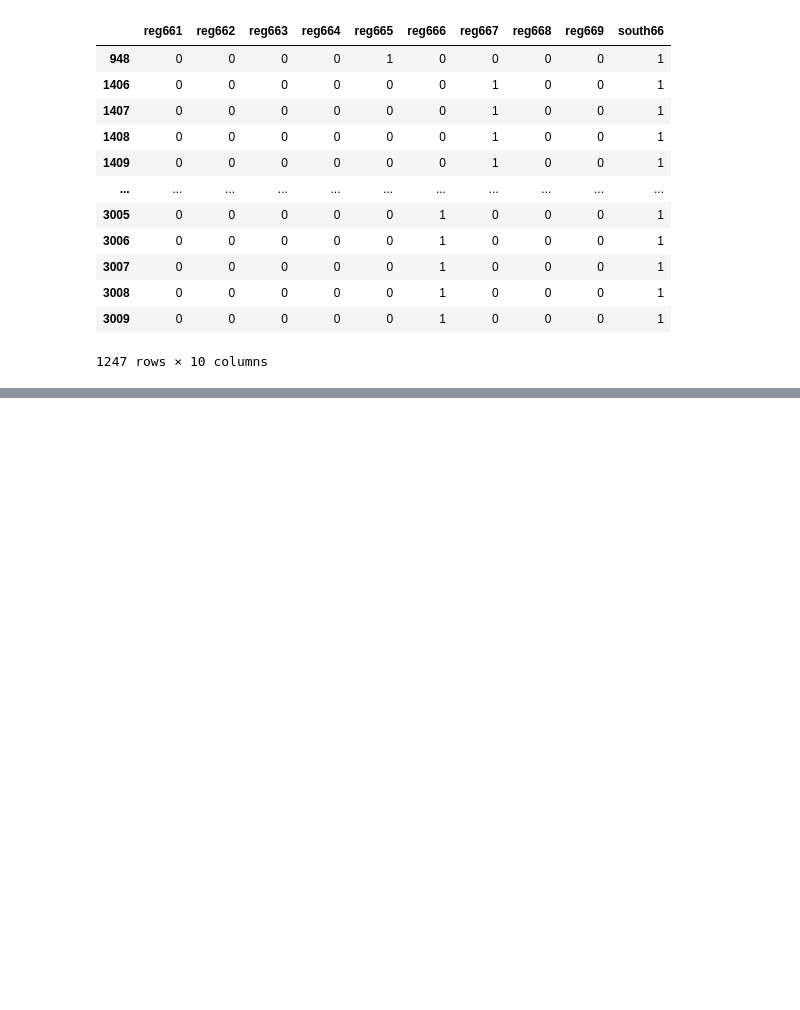
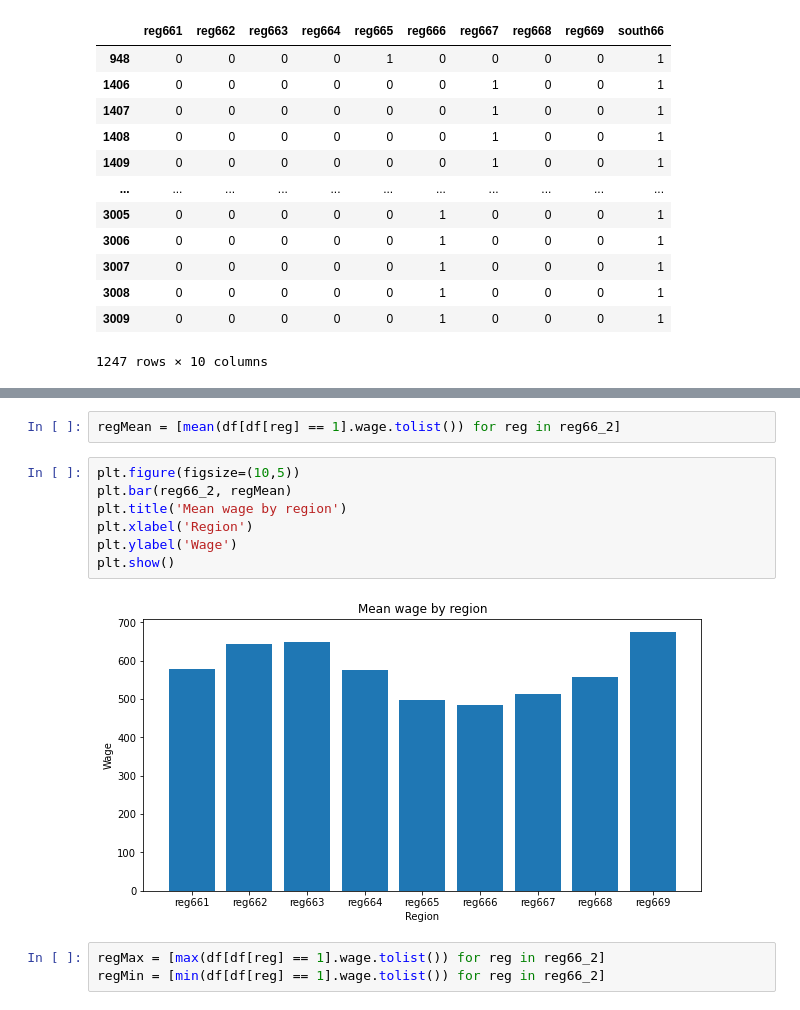
Before and after one commit to AIGangz/MAI391_Project, a Jupyter notebook: dataAn.ipynb, the cells around one changed output, grey strips where cells are left out. Saved outputs shown, nothing was run; the diff lists cells and outputs as text; blank space fills up the shorter version.

```diff
--- a/dataAn.ipynb
+++ b/dataAn.ipynb
@@ -113,0 +114,14 @@ plt.show()
+# %%
+regMean = [mean(df[df[reg] == 1].wage.tolist()) for reg in reg66_2]
+# %%
+plt.figure(figsize=(10,5))
+plt.bar(reg66_2, regMean)
+plt.title('Mean wage by region')
+plt.xlabel('Region')
+plt.ylabel('Wage')
+plt.show()
+# %% [output]
+[figure, added]
+# %%
+regMax = [max(df[df[reg] == 1].wage.tolist()) for reg in reg66_2]
+regMin = [min(df[df[reg] == 1].wage.tolist()) for reg in reg66_2]
```
Also changed, not shown: parts of 7 cells of this notebook.
